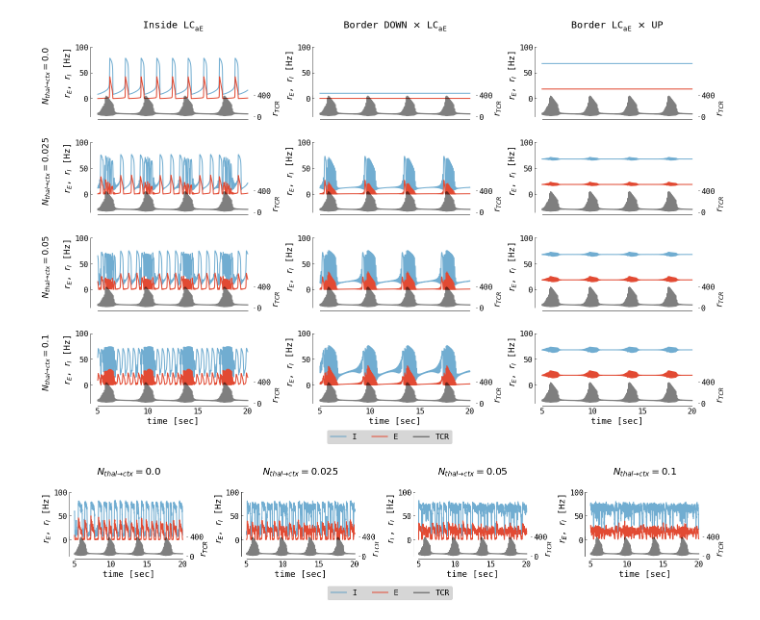
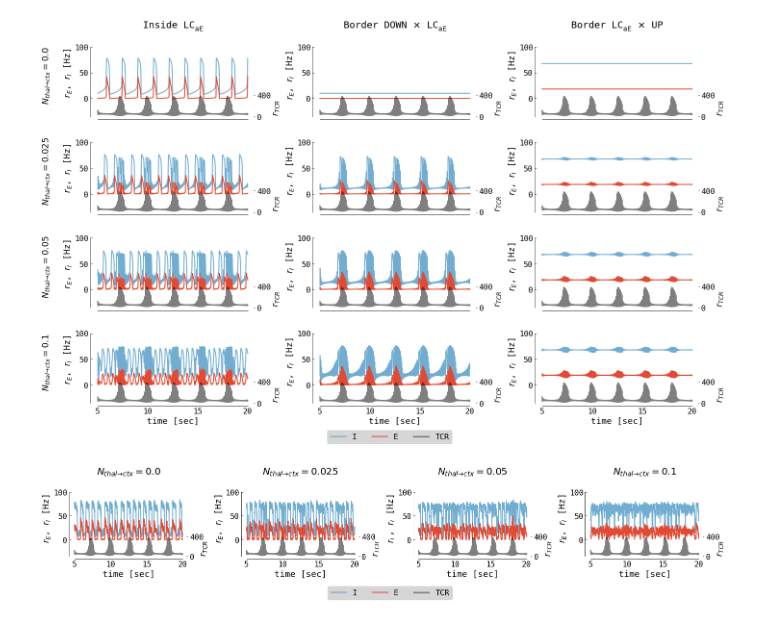
Before and after one commit to jajcayn/thalamocortical_model_study, a Jupyter notebook: fig7 - aln_recieves_spindle.ipynb, the cells around one changed output. Saved outputs shown, nothing was run; the diff lists cells and outputs as text; code cells hidden in the pictures.

```diff
--- a/fig7 - aln_recieves_spindle.ipynb
+++ b/fig7 - aln_recieves_spindle.ipynb
@@ -113,40 +113,40 @@ for j, (exc_inp, inh_inp, plot_name) in enumerate(params):
             ou_inh=inh_inp,
             ou_sigma=noise,
             tauA=1000.0,
-            glk=0.031,
+            glk=0.0331,
             a=0.0,
             b=15.0,
         )
         l1, l2, l3 = plot_single(df.loc[5:20], ax=ax, ax2legend=True)
         if i == (len(conns) - 1):
             ax.set_xlabel("time [sec]")
         if j == 0:
             ax.set_ylabel(
                 r"$N_{thal\to ctx}" f"={conn}$ \n\n $r_{{E}}$, $r_{{I}}$ [Hz]"
             )
         else:
             ax.set_ylabel("$r_{{E}}$, $r_{{I}}$ [Hz]")
         pbar.update(1)
     axs[0, j].set_title(plot_name)
 
 plt.tight_layout()
 fig.legend(
     (l1, l2, l3),
     ("I", "E", "TCR"),
     loc="upper center",
     ncol=3,
     bbox_to_anchor=(0.51, 0.01),
     bbox_transform=fig.transFigure,
 )
 # to PDF due transparency
 if SAVE_FIG:
     plt.savefig(
         f"../figs/aln_rec_spindle_{noise}.pdf",
         transparent=True,
         bbox_inches="tight",
     )
 # %% [output]
-[figure, old version]
+[figure, new version]
 # %%
 # with noise: only right border is interesting
 
@@ -171,7 +171,7 @@ for i, (exc_inp, inh_inp, plot_name) in enumerate(params):
             ou_inh=inh_inp,
             ou_sigma=noise,
             tauA=1000.0,
-            glk=0.031,
+            glk=0.0331,
             a=0.0,
             b=15.0,
         )
@@ -197,4 +197,4 @@ if SAVE_FIG:
         bbox_inches="tight",
     )
 # %% [output]
-[figure, old version]
+[figure, new version]
```
Also changed, not shown: 6 other files.
